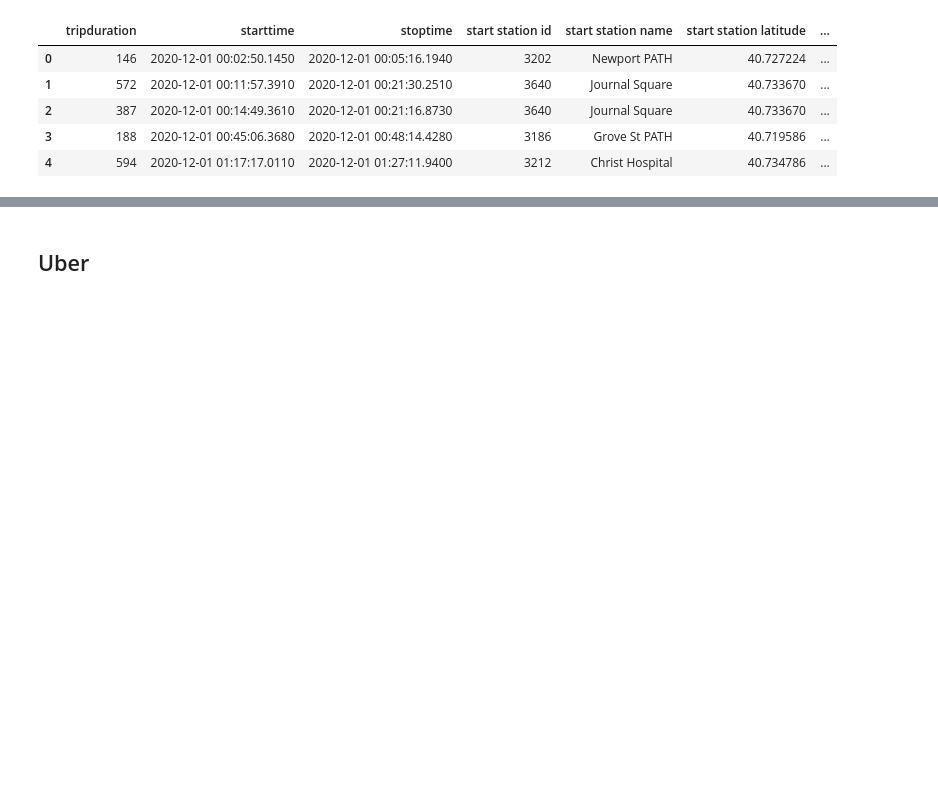
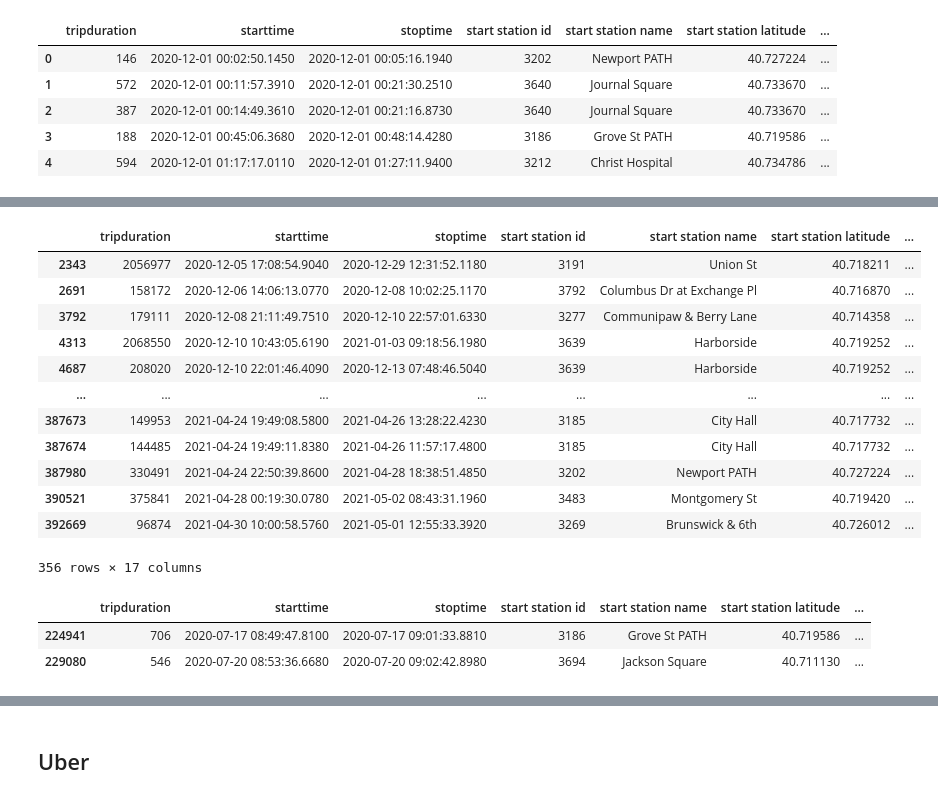
Before and after one commit to nallen19/DSandML, a Jupyter notebook: Project/Project.ipynb, the cells around one changed output, grey strips where cells are left out. Drawn from its saved outputs; the diff is of its cells as text; code cells hidden in the pictures; blank space fills up the shorter version.

```diff
--- a/Project/Project.ipynb
+++ b/Project/Project.ipynb
@@ -82,0 +112,23 @@ df_bike.head()
+# %%
+df_bike[df_bike['trip minutes'] > 1440]
+# %% [output]
+|  | tripduration | starttime | stoptime | start station id | start station name | start station latitude | ... |
+| 2343 | 2056977 | 2020-12-05 17:08:54.9040 | 2020-12-29 12:31:52.1180 | 3191 | Union St | 40.718211 | ... |
+| 2691 | 158172 | 2020-12-06 14:06:13.0770 | 2020-12-08 10:02:25.1170 | 3792 | Columbus Dr at Exchange Pl | 40.716870 | ... |
+| 3792 | 179111 | 2020-12-08 21:11:49.7510 | 2020-12-10 22:57:01.6330 | 3277 | Communipaw & Berry Lane | 40.714358 | ... |
+| 4313 | 2068550 | 2020-12-10 10:43:05.6190 | 2021-01-03 09:18:56.1980 | 3639 | Harborside | 40.719252 | ... |
+| 4687 | 208020 | 2020-12-10 22:01:46.4090 | 2020-12-13 07:48:46.5040 | 3639 | Harborside | 40.719252 | ... |
+| ... | ... | ... | ... | ... | ... | ... | ... |
+| 387673 | 149953 | 2021-04-24 19:49:08.5800 | 2021-04-26 13:28:22.4230 | 3185 | City Hall | 40.717732 | ... |
+| 387674 | 144485 | 2021-04-24 19:49:11.8380 | 2021-04-26 11:57:17.4800 | 3185 | City Hall | 40.717732 | ... |
+| 387980 | 330491 | 2021-04-24 22:50:39.8600 | 2021-04-28 18:38:51.4850 | 3202 | Newport PATH | 40.727224 | ... |
+| 390521 | 375841 | 2021-04-28 00:19:30.0780 | 2021-05-02 08:43:31.1960 | 3483 | Montgomery St | 40.719420 | ... |
+| 392669 | 96874 | 2021-04-30 10:00:58.5760 | 2021-05-01 12:55:33.3920 | 3269 | Brunswick & 6th | 40.726012 | ... |
+356 rows × 17 columns
+# %%
+df_bike_clean = df_bike[df_bike['trip minutes'] <= 1440]
+df_bike_clean[df_bike_clean['distance'] > 200]
+# %% [output]
+|  | tripduration | starttime | stoptime | start station id | start station name | start station latitude | ... |
+| 224941 | 706 | 2020-07-17 08:49:47.8100 | 2020-07-17 09:01:33.8810 | 3186 | Grove St PATH | 40.719586 | ... |
+| 229080 | 546 | 2020-07-20 08:53:36.6680 | 2020-07-20 09:02:42.8980 | 3694 | Jackson Square | 40.711130 | ... |
```
Also changed, not shown: parts of 15 cells of this notebook.
